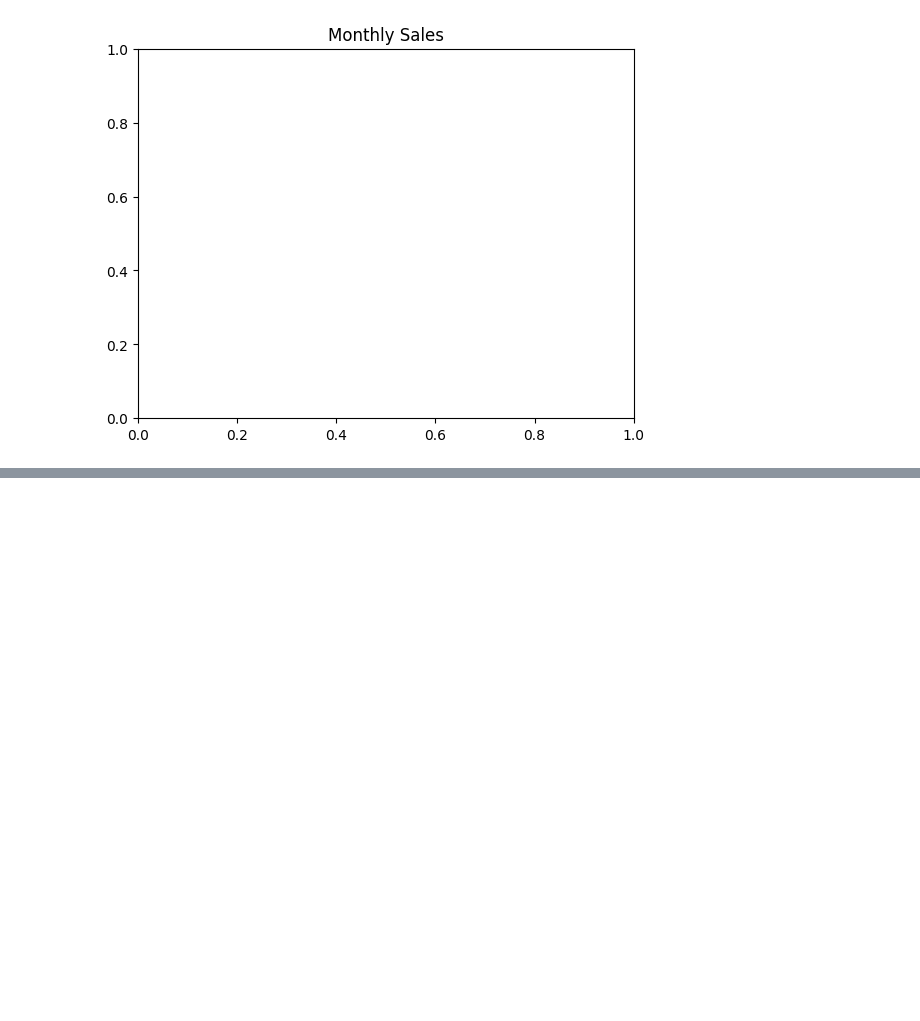
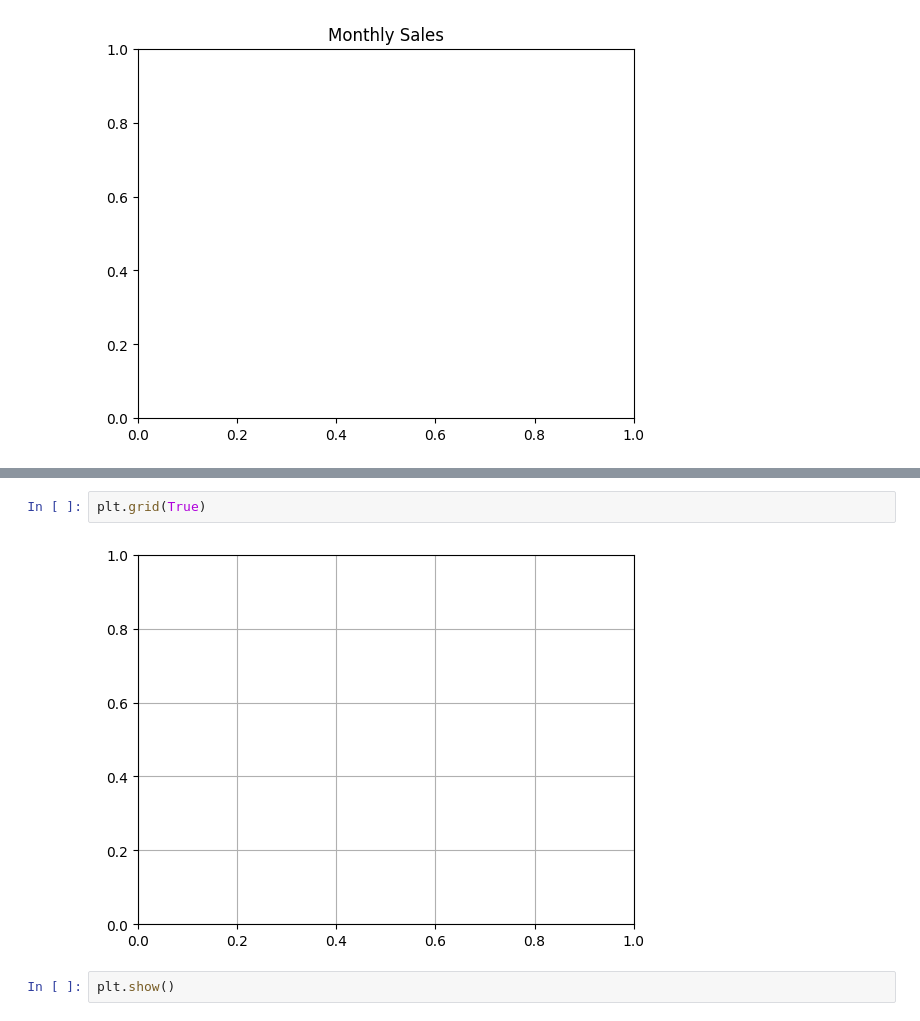
Before and after one commit to Rahmatul-Rovi/Machine-Learning-Practice, a Jupyter notebook: Chart_&_Graph.ipynb, the cells around one changed output, grey strips where cells are left out. Saved outputs shown, nothing was run; the diff lists cells and outputs as text; blank space fills up the shorter version.

```diff
--- a/Chart_&_Graph.ipynb
+++ b/Chart_&_Graph.ipynb
@@ -49,0 +60,6 @@ Text(0.5, 1.0, 'Monthly Sales')
+# %%
+plt.grid(True)
+# %% [output]
+[figure, added]
+# %%
+plt.show()
```
Also changed, not shown: parts of 2 cells of this notebook.
